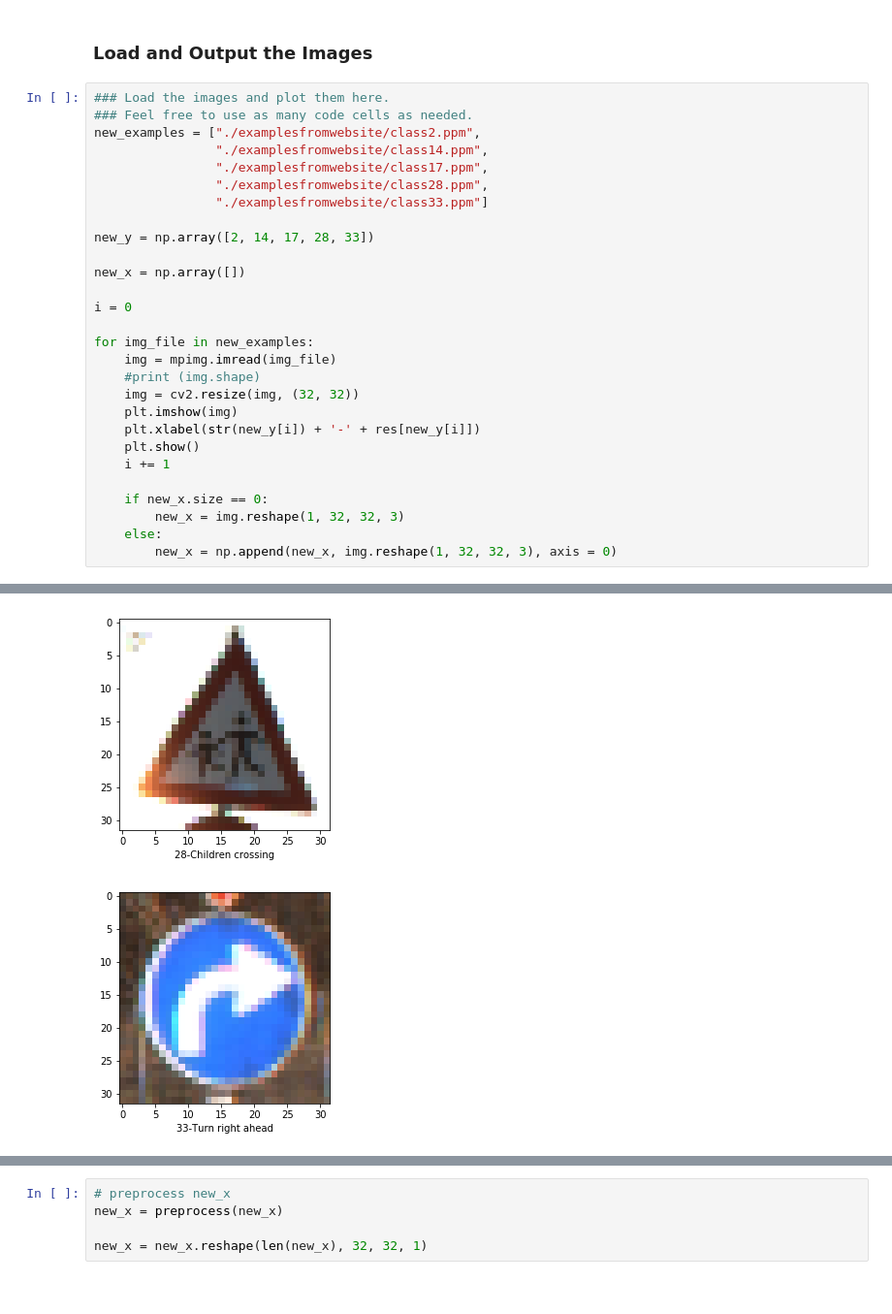
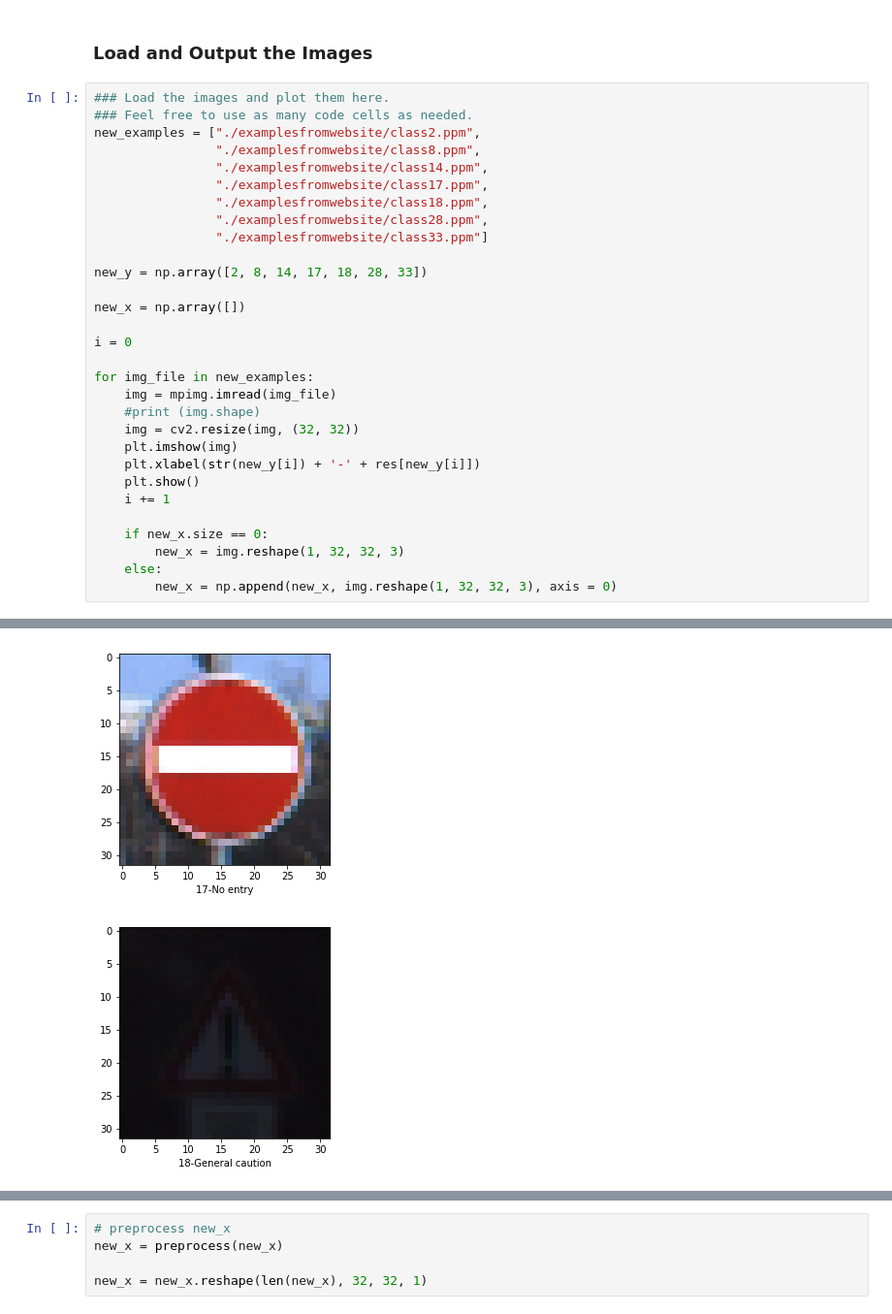
Before and after one commit to LeiLinPARC/CarND_traffic_sign_classification, a Jupyter notebook: Traffic_Sign_Classifier.ipynb, the cells around one changed output, grey strips where cells are left out. Shown: that part at 97% size. Cells and saved outputs as stored; diff of their text form.

Commit message:
improve the code based on the review comments, add keep_prob, add two more images

```diff
--- a/Traffic_Sign_Classifier.ipynb
+++ b/Traffic_Sign_Classifier.ipynb
@@ -373,12 +387,14 @@ You may find `signnames.csv` useful as it contains mappings from the class id (i
 ### Load the images and plot them here.
 ### Feel free to use as many code cells as needed.
 new_examples = ["./examplesfromwebsite/class2.ppm",
+                "./examplesfromwebsite/class8.ppm",
                 "./examplesfromwebsite/class14.ppm",
                 "./examplesfromwebsite/class17.ppm",
+                "./examplesfromwebsite/class18.ppm",
                 "./examplesfromwebsite/class28.ppm",
                 "./examplesfromwebsite/class33.ppm"]
 
-new_y = np.array([2, 14, 17, 28, 33])
+new_y = np.array([2, 8, 14, 17, 18, 28, 33])
 
 new_x = np.array([])
 
@@ -404,2 +420,2 @@ for img_file in new_examples:
-[figure, old version]
+[figure, new version]
-[figure, old version]
+[figure, new version]
```
Also changed, not shown: parts of 8 cells of this notebook, 5 other files.
